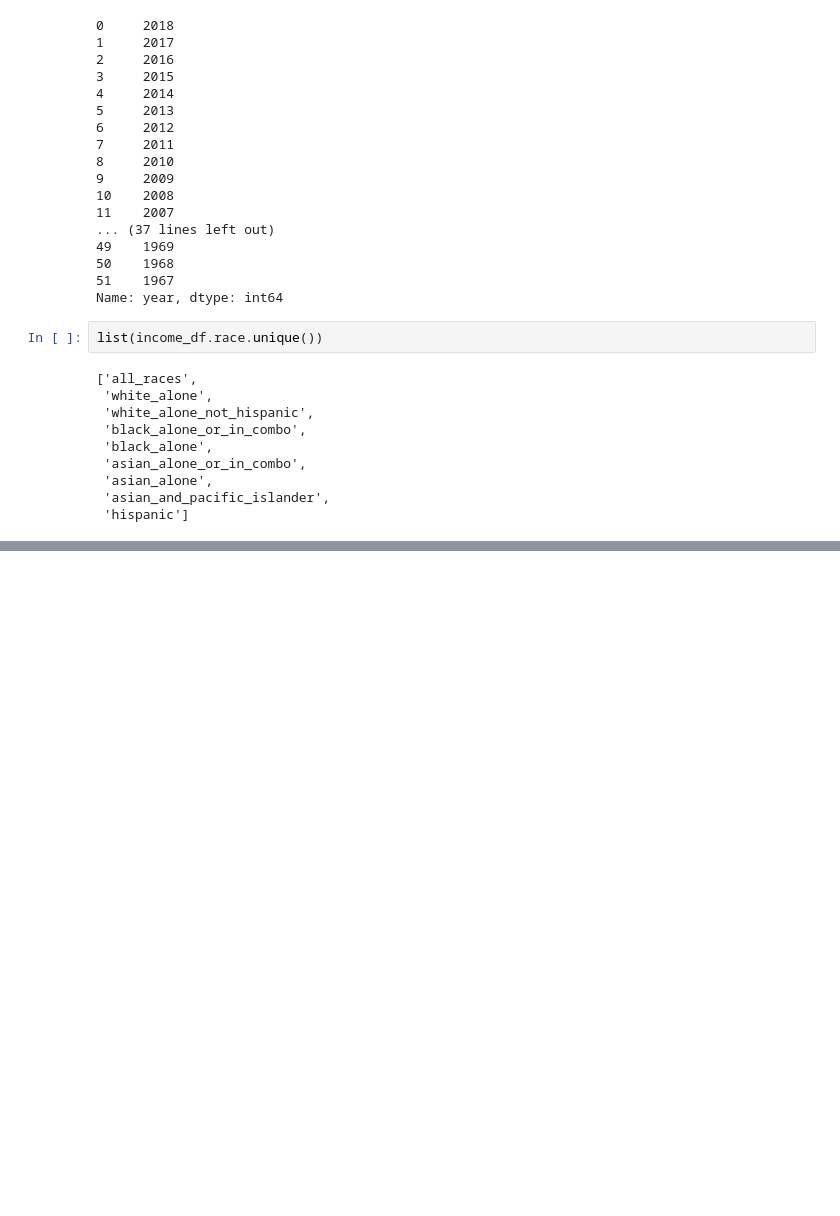
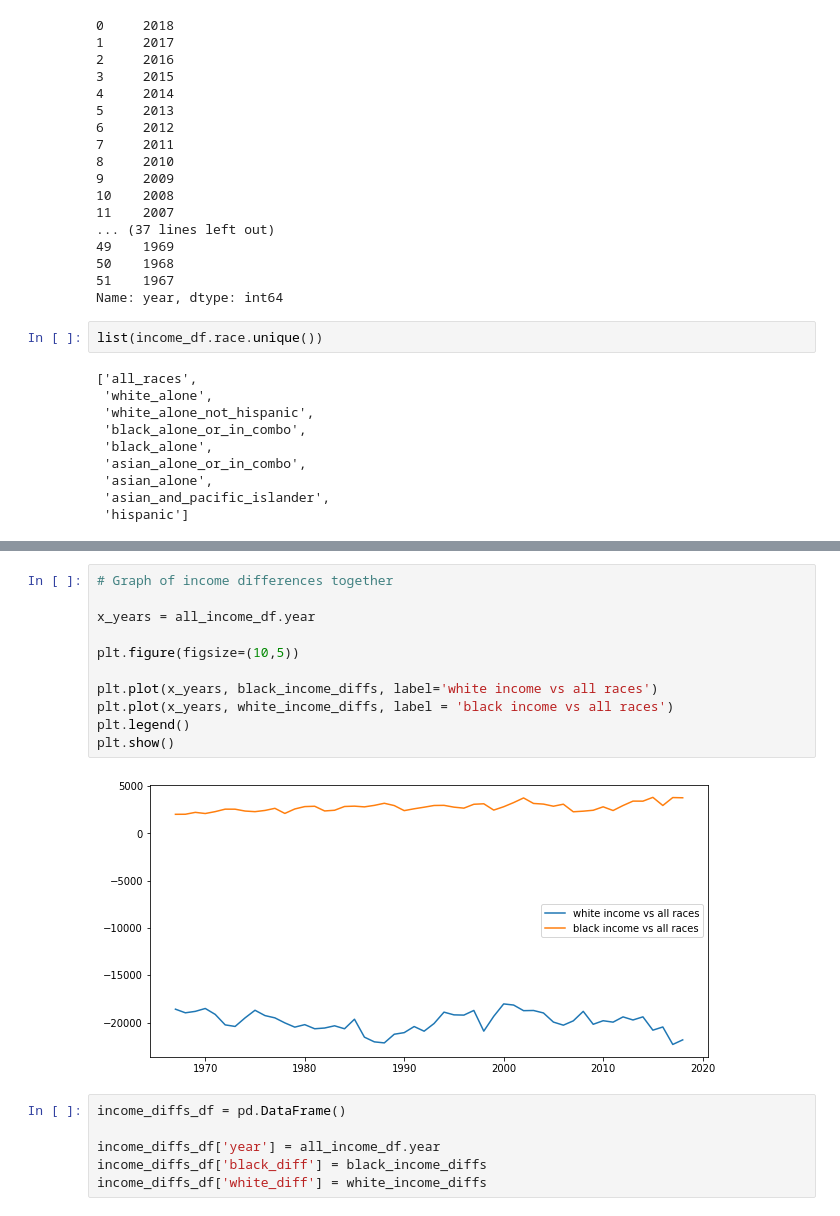
Before and after one commit to SpecCRA/futurist_black_agenda, a Jupyter notebook: eda.ipynb, the cells around one changed output, grey strips where cells are left out. Cells and saved outputs as stored; diff of their text form; blank space fills up the shorter version.

```diff
--- a/eda.ipynb
+++ b/eda.ipynb
@@ -161,0 +250,19 @@ plt.show()
+# %%
+# Graph of income differences together
+
+x_years = all_income_df.year
+
+plt.figure(figsize=(10,5))
+
+plt.plot(x_years, black_income_diffs, label='white income vs all races')
+plt.plot(x_years, white_income_diffs, label = 'black income vs all races')
+plt.legend()
+plt.show()
+# %% [output]
+[figure, added]
+# %%
+income_diffs_df = pd.DataFrame()
+
+income_diffs_df['year'] = all_income_df.year
+income_diffs_df['black_diff'] = black_income_diffs
+income_diffs_df['white_diff'] = white_income_diffs
```
Also changed, not shown: parts of 19 cells of this notebook, 2 other files.
